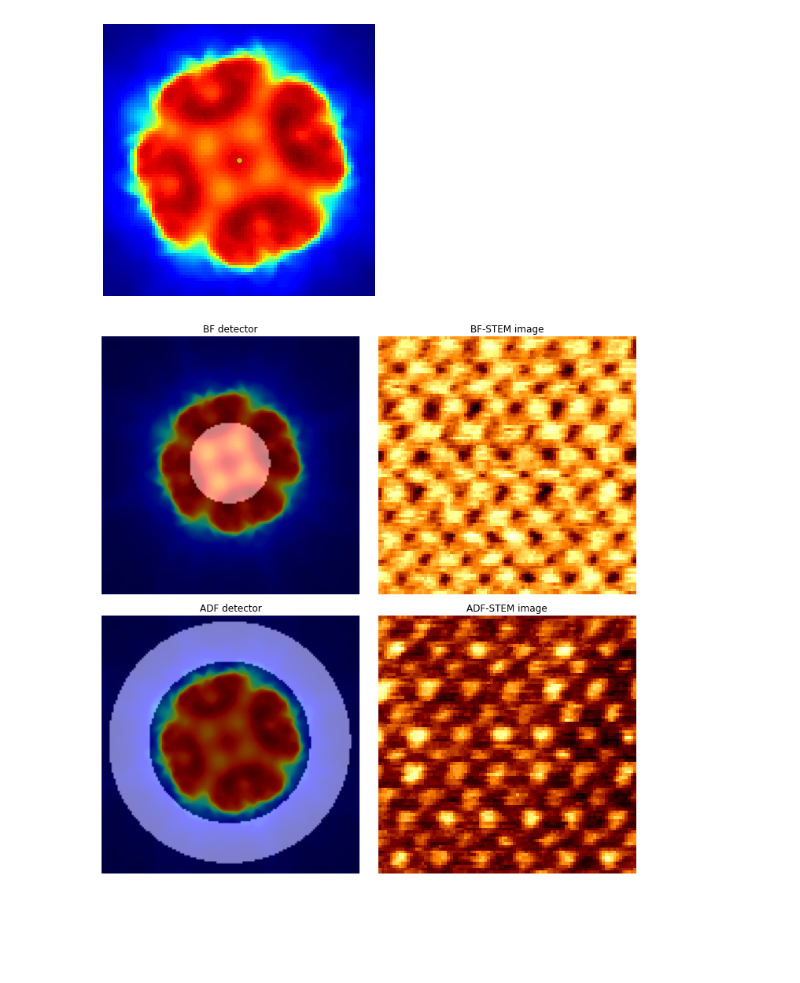
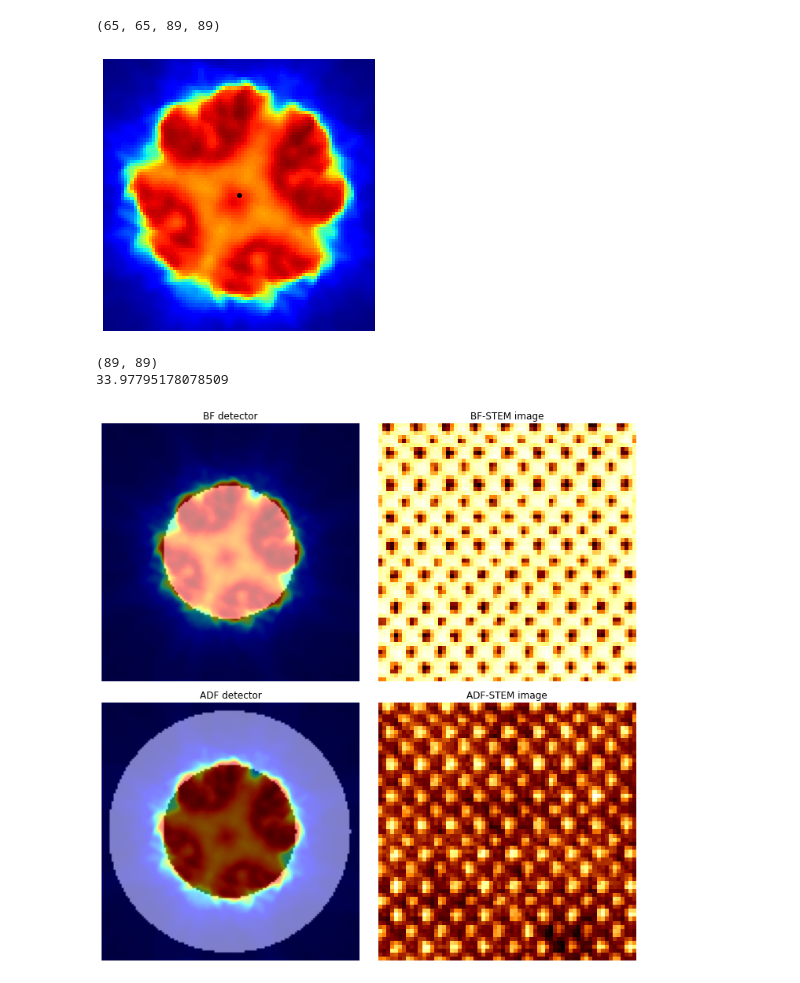
Before and after one commit to jinseuk56/4DSTEM_processing, a Jupyter notebook: SSTEM/symmetry_imaging.ipynb, the cells around one changed output. Drawn from its saved outputs; the diff is of its cells as text; code cells hidden in the pictures; blank space fills up the shorter version.

```diff
--- a/SSTEM/symmetry_imaging.ipynb
+++ b/SSTEM/symmetry_imaging.ipynb
@@ -156,35 +230,41 @@ plt.show()
 # %%
 test.disk_extract(buffer_size=10)
+print(test.c_stack.shape)
 
 fig, ax = plt.subplots(1, 1, figsize=(5, 5))
 ax.imshow(test.c_pacbed, cmap="jet")
-ax.scatter(test.c_ct[1], test.c_ct[0], s=15, c="y")
+ax.scatter(test.c_ct[1], test.c_ct[0], s=15, c="k")
 ax.axis("off")
 plt.show()
+print(test.c_pacbed.shape)
+print(test.least_R)
 # %% [output]
+(65, 65, 89, 89)
-[figure, old version]
+[figure, new version]
+(89, 89)
+33.97795178078509
 # %%
-BF_det = [0, 20]
-ADF_det = [40, 60]
+BF_det = [0, int(test.least_R)]
+ADF_det = [int(test.least_R), 60]
 mrad_per_pixel = 1
 test.virtual_stem(BF_det, ADF_det, mrad_per_pixel)
 
 fig, ax = plt.subplots(2, 2, figsize=(10, 10))
 ax[0][0].imshow(test.original_pacbed, cmap="jet")
 ax[0][0].imshow(test.BF_detector, cmap="gray", alpha=0.5)
 ax[0][0].set_title("BF detector")
 ax[0][0].axis("off")
 ax[0][1].imshow(test.BF_stem, cmap="afmhot")
 ax[0][1].set_title("BF-STEM image")
 ax[0][1].axis("off")
 ax[1][0].imshow(test.original_pacbed, cmap="jet")
 ax[1][0].imshow(test.ADF_detector, cmap="gray", alpha=0.5)
 ax[1][0].set_title("ADF detector")
 ax[1][0].axis("off")
 ax[1][1].imshow(test.ADF_stem, cmap="afmhot")
 ax[1][1].set_title("ADF-STEM image")
 ax[1][1].axis("off")
 fig.tight_layout()
 plt.show()
 # %% [output]
-[figure, old version]
+[figure, new version]
```
Also changed, not shown: parts of 10 cells of this notebook, 2 other files.
